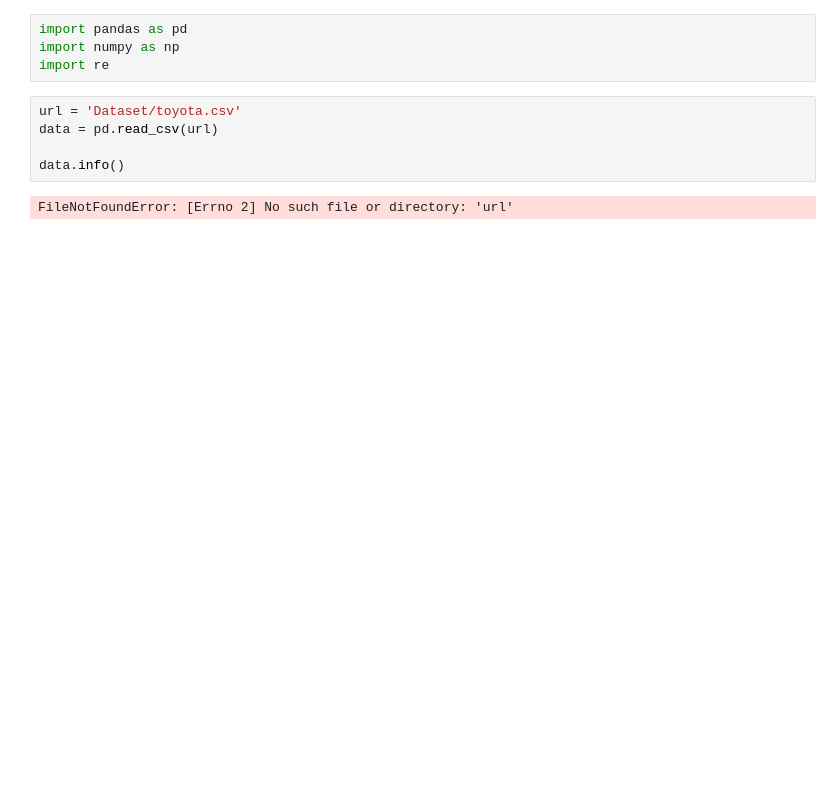
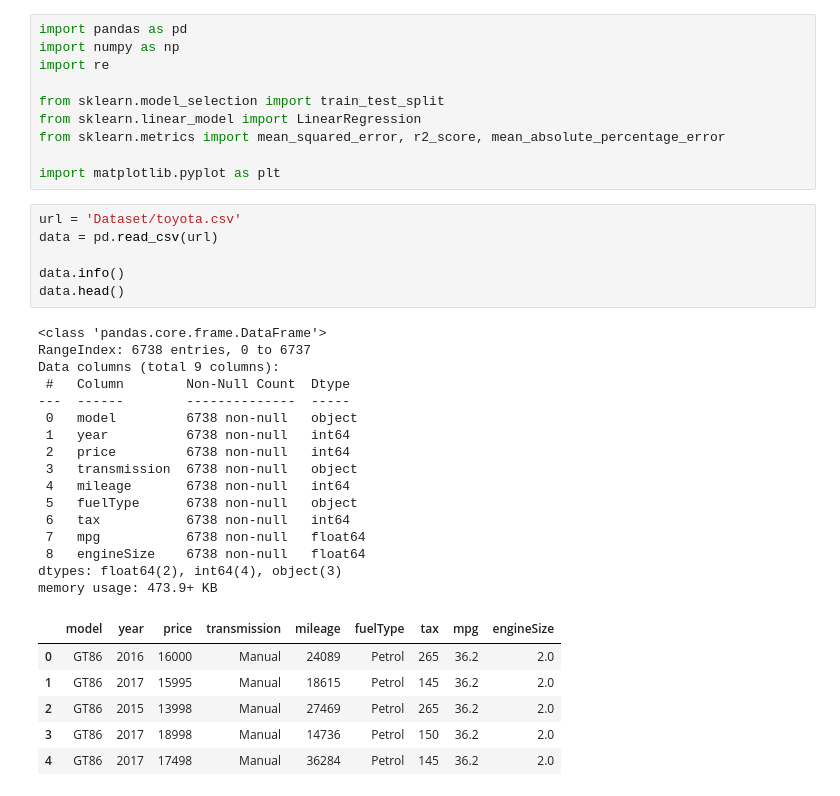
Before and after one commit to ahnaf0806/Data-Analyst, a Jupyter notebook: Semester 3/toyota.ipynb, the cells around one changed output. Saved outputs shown, nothing was run; the diff lists cells and outputs as text; blank space fills up the shorter version.

Commit message:
toyota

```diff
--- a/Semester 3/toyota.ipynb
+++ b/Semester 3/toyota.ipynb
@@ -2,10 +2,38 @@
 import pandas as pd
 import numpy as np
 import re
+
+from sklearn.model_selection import train_test_split
+from sklearn.linear_model import LinearRegression
+from sklearn.metrics import mean_squared_error, r2_score, mean_absolute_percentage_error
+
+import matplotlib.pyplot as plt
-# %%
-url = 'Dataset/toyota.csv'
-data = pd.read_csv(url)
-
-data.info()
-# %% [output]
-FileNotFoundError: [Errno 2] No such file or directory: 'url'
+# %%
+url = 'Dataset/toyota.csv'
+data = pd.read_csv(url)
+
+data.info()
+data.head()
+# %% [output]
+<class 'pandas.core.frame.DataFrame'>
+RangeIndex: 6738 entries, 0 to 6737
+Data columns (total 9 columns):
+ #   Column        Non-Null Count  Dtype
+---  ------        --------------  -----
+ 0   model         6738 non-null   object
+ 1   year          6738 non-null   int64
+ 2   price         6738 non-null   int64
+ 3   transmission  6738 non-null   object
+ 4   mileage       6738 non-null   int64
+ 5   fuelType      6738 non-null   object
+ 6   tax           6738 non-null   int64
+ 7   mpg           6738 non-null   float64
+ 8   engineSize    6738 non-null   float64
+dtypes: float64(2), int64(4), object(3)
+memory usage: 473.9+ KB
+|  | model | year | price | transmission | mileage | fuelType | tax | mpg | engineSize |
+| 0 | GT86 | 2016 | 16000 | Manual | 24089 | Petrol | 265 | 36.2 | 2.0 |
+| 1 | GT86 | 2017 | 15995 | Manual | 18615 | Petrol | 145 | 36.2 | 2.0 |
+| 2 | GT86 | 2015 | 13998 | Manual | 27469 | Petrol | 265 | 36.2 | 2.0 |
+| 3 | GT86 | 2017 | 18998 | Manual | 14736 | Petrol | 150 | 36.2 | 2.0 |
+| 4 | GT86 | 2017 | 17498 | Manual | 36284 | Petrol | 145 | 36.2 | 2.0 |
```
Also changed, not shown: parts of 6 cells of this notebook.
